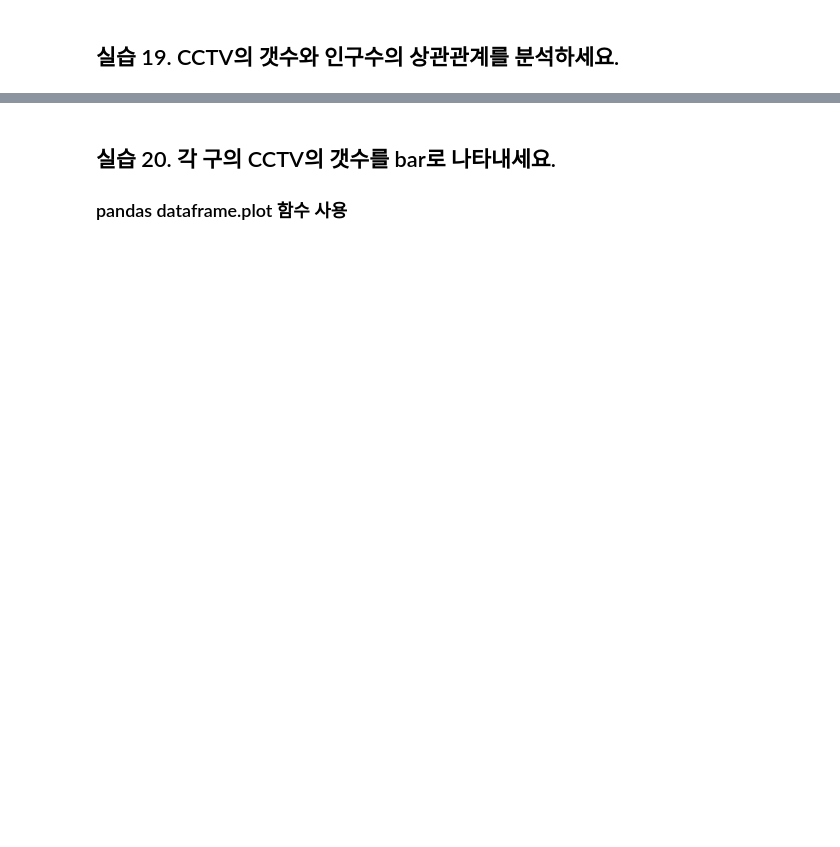
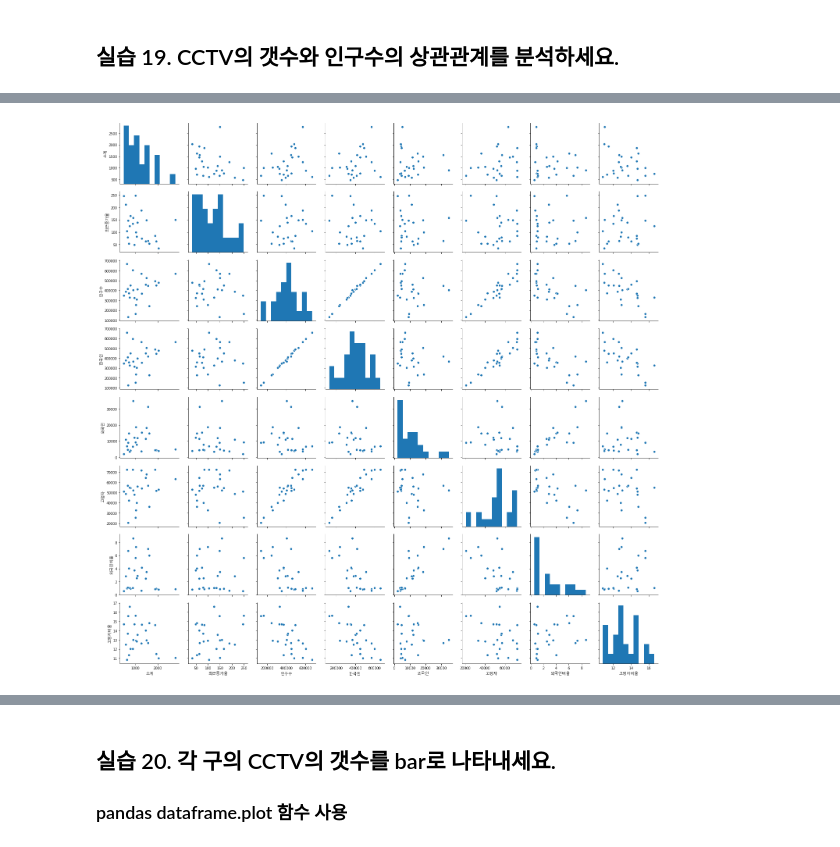
Before and after one commit to twistyang/python_sun, a Jupyter notebook: part07/3.a 프로젝트 - CCTV설치.ipynb, the cells around one changed output, grey strips where cells are left out. Cells and saved outputs as stored; diff of their text form; code cells hidden in the pictures; blank space fills up the shorter version.

```diff
--- a/part07/3.a 프로젝트 - CCTV설치.ipynb
+++ b/part07/3.a 프로젝트 - CCTV설치.ipynb
@@ -133,0 +224,2 @@ pop_Seoul.head()
+# %%
+pop_Seoul['고령자비율'] = pop_Seoul['고령자'] / pop_Seoul['인구수'] * 100
@@ -138,3 +275,5 @@ pop_Seoul.head()
 # %% [markdown]
 ## 실습 13. CCTV 데이터와 인구 데이터 합치고 분석하기
 ### 아래 코드를 그대로 실행합니다.
+# %%
+data_result = pd.merge(CCTV_Seoul, pop_Seoul, on = '구별')
@@ -141,3 +287,6 @@ pop_Seoul.head()
 # %% [markdown]
 ## 실습 14. data_result 에서, 다음 4개의 컬럼을 모두 버려 버립니다.
 ### '2013년도 이전', 2014년', '2015년', '2016년'
+# %%
+data_result.drop( ['2013년도 이전', '2014년', '2015년', '2016년' ] , axis = 1,
+                inplace = True)
@@ -144,3 +299,5 @@ pop_Seoul.head()
 # %% [markdown]
 ## 실습 15-1. dara_result 의 인덱스를, '구별' 로 바꿔 줍니다.
 ### 아래 코드 그대로 실행.
+# %%
+data_result.set_index('구별', inplace = True)
@@ -183,0 +392,5 @@ else:
+# %%
+sb.pairplot(data_result)
+plt.show()
+# %% [output]
+[figure, added]
```
Also changed, not shown: parts of 38 cells of this notebook, 1 other file.
